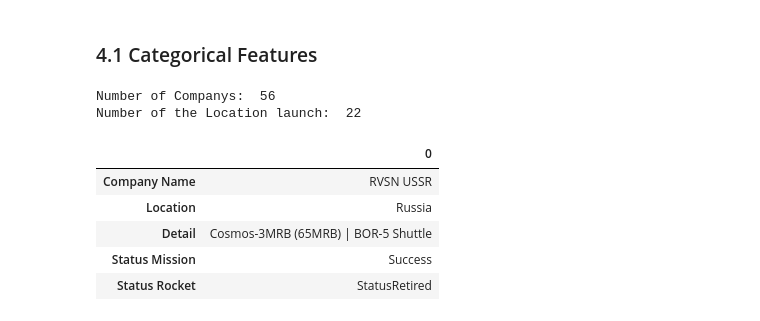
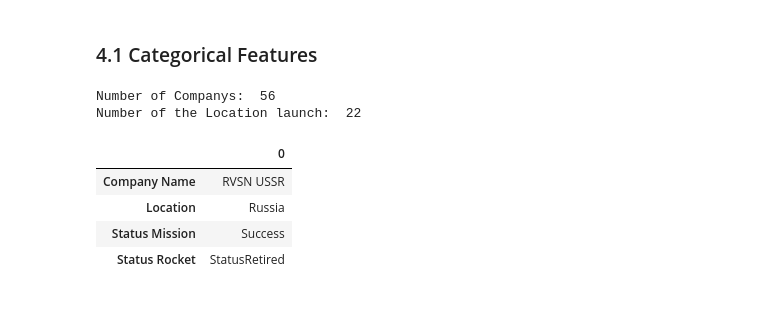
Before and after one commit to VictorMDSS/De_Sousa_Sanchez_Victor_Manuel_Space_Missions_EDA, a Jupyter notebook: main.ipynb, the cells around one changed output. Saved outputs shown, nothing was run; the diff lists cells and outputs as text; code cells hidden in the pictures.

```diff
--- a/main.ipynb
+++ b/main.ipynb
@@ -354,19 +356,17 @@ Number of the Location launch:  22
 # %%
 # A little comprobation
 
 categories = [
     "Company Name",
     "Location",
-    "Detail",
     "Status Mission",
     "Status Rocket"
 ]
 
 df_space[categories].mode().T
 # %% [output]
 |  | 0 |
 | Company Name | RVSN USSR |
 | Location | Russia |
-| Detail | Cosmos-3MRB (65MRB) | BOR-5 Shuttle |
 | Status Mission | Success |
 | Status Rocket | StatusRetired |
```
Also changed, not shown: parts of 3 cells of this notebook, 1 other file.
